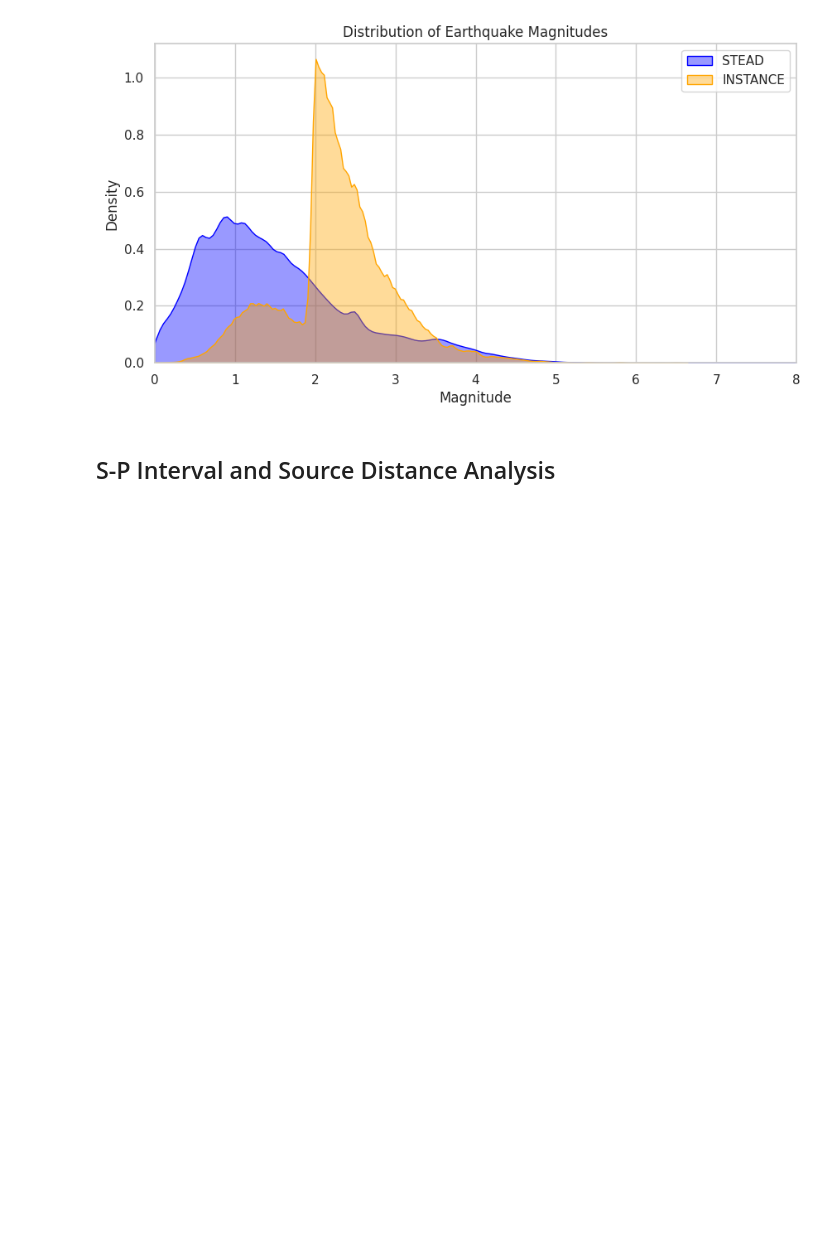
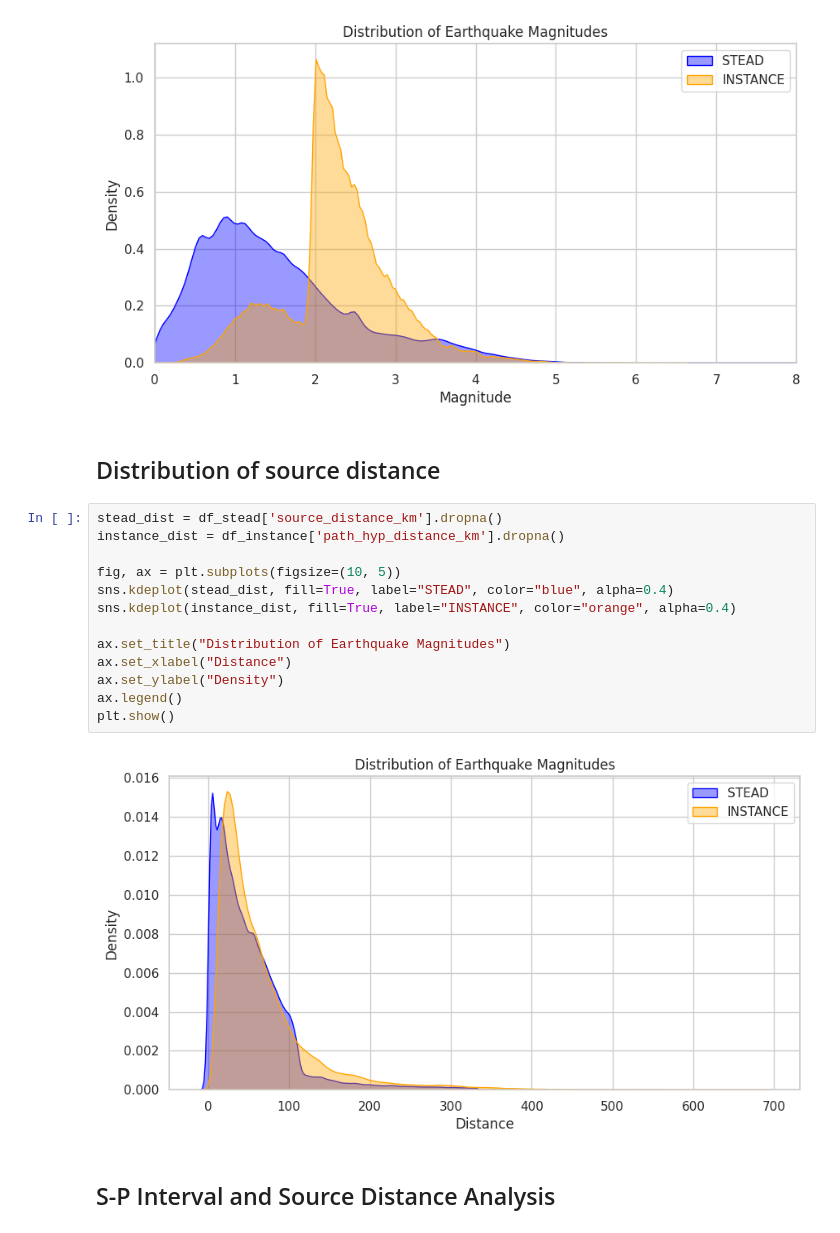
Before and after one commit to SamuArg/project-ift6759, a Jupyter notebook: analysis/analysis.ipynb, the cells around one changed output. Saved outputs shown, nothing was run; the diff lists cells and outputs as text; blank space fills up the shorter version.

Commit message:
Add distance density analysis

```diff
--- a/analysis/analysis.ipynb
+++ b/analysis/analysis.ipynb
@@ -92,6 +97,23 @@ ax.legend()
 plt.show()
 # %% [output]
 [figure]
+# %% [markdown]
+## Distribution of source distance
+# %%
+stead_dist = df_stead['source_distance_km'].dropna()
+instance_dist = df_instance['path_hyp_distance_km'].dropna()
+
+fig, ax = plt.subplots(figsize=(10, 5))
+sns.kdeplot(stead_dist, fill=True, label="STEAD", color="blue", alpha=0.4)
+sns.kdeplot(instance_dist, fill=True, label="INSTANCE", color="orange", alpha=0.4)
+
+ax.set_title("Distribution of Earthquake Magnitudes")
+ax.set_xlabel("Distance")
+ax.set_ylabel("Density")
+ax.legend()
+plt.show()
+# %% [output]
+[figure, added]
 # %% [markdown]
 ## S-P Interval and Source Distance Analysis
 # %%
```
Also changed, not shown: parts of 1 cell of this notebook.
